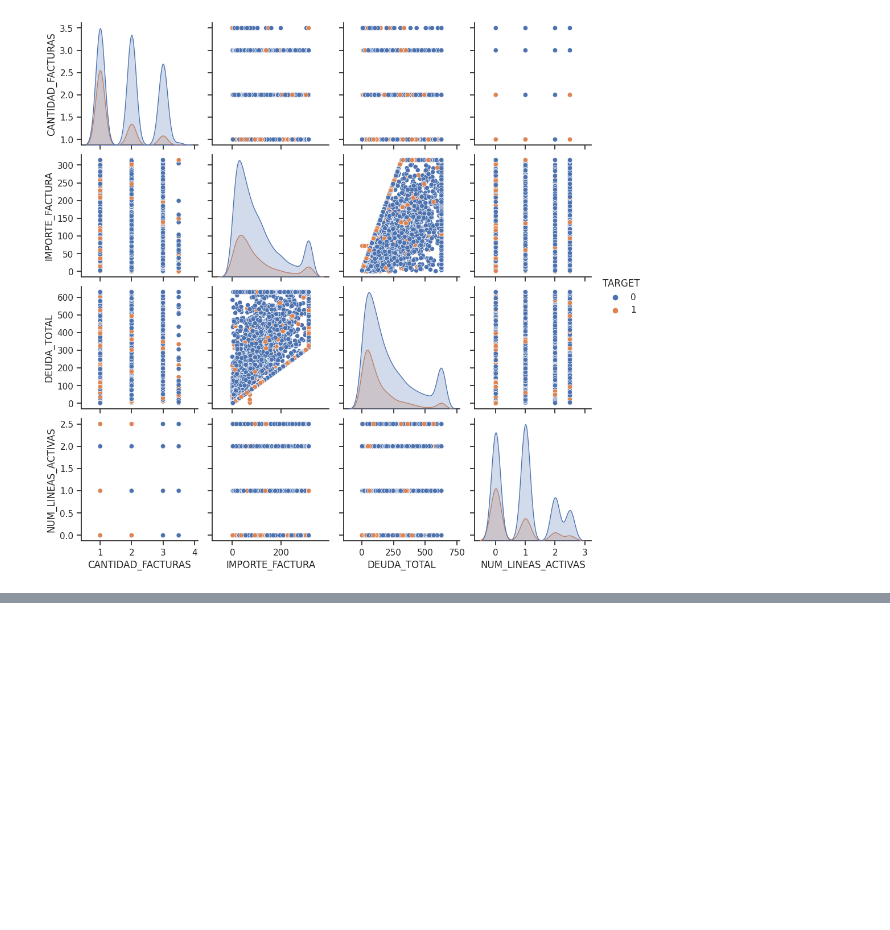
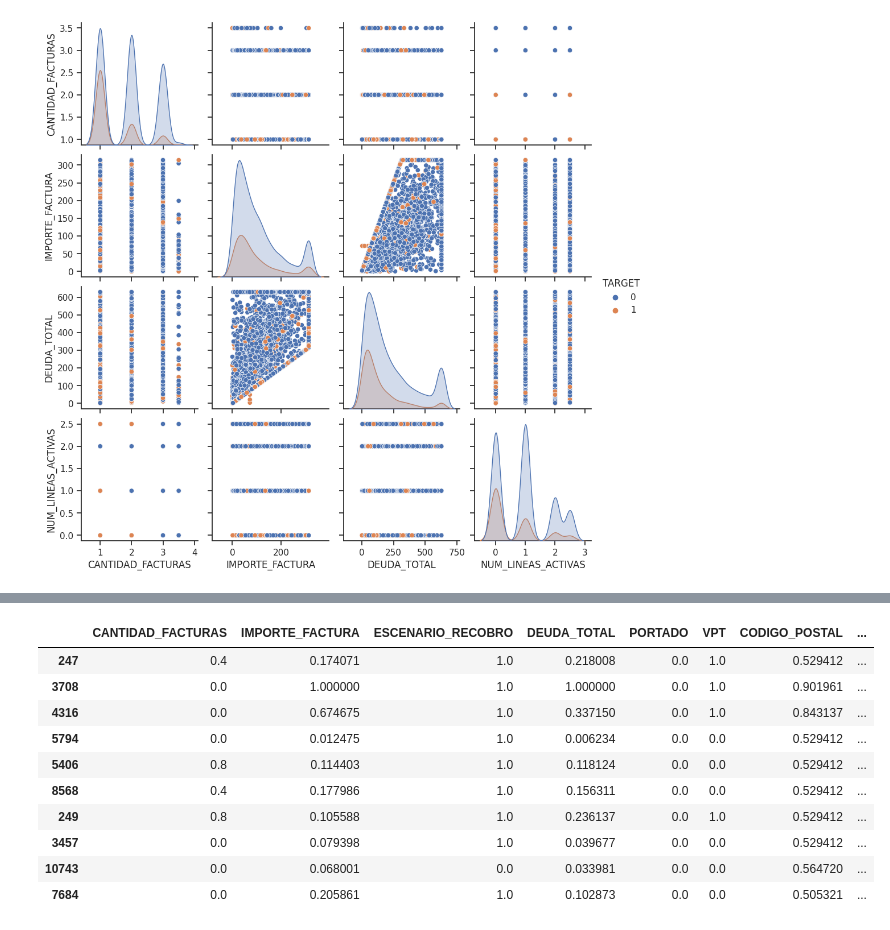
Before and after one commit to socampo737/tdsp_Victor_Santiago_M6, a Jupyter notebook: scripts/training/BaseModel.ipynb, the cells around one changed output, grey strips where cells are left out. Saved outputs shown, nothing was run; the diff lists cells and outputs as text; code cells hidden in the pictures; blank space fills up the shorter version.

```diff
--- a/scripts/training/BaseLine.ipynb
+++ b/scripts/training/BaseModel.ipynb
@@ -635,0 +666,15 @@ df4_X.sample(5)
+# %%
+# EJEMPLO DE LOS DATOS
+X_bal.sample(10)
+# %% [output]
+|  | CANTIDAD_FACTURAS | IMPORTE_FACTURA | ESCENARIO_RECOBRO | DEUDA_TOTAL | PORTADO | VPT | CODIGO_POSTAL | ... |
+| 247 | 0.4 | 0.174071 | 1.0 | 0.218008 | 0.0 | 1.0 | 0.529412 | ... |
+| 3708 | 0.0 | 1.000000 | 1.0 | 1.000000 | 0.0 | 1.0 | 0.901961 | ... |
+| 4316 | 0.0 | 0.674675 | 1.0 | 0.337150 | 0.0 | 1.0 | 0.843137 | ... |
+| 5794 | 0.0 | 0.012475 | 1.0 | 0.006234 | 0.0 | 0.0 | 0.529412 | ... |
+| 5406 | 0.8 | 0.114403 | 1.0 | 0.118124 | 0.0 | 0.0 | 0.529412 | ... |
+| 8568 | 0.4 | 0.177986 | 1.0 | 0.156311 | 0.0 | 0.0 | 0.529412 | ... |
+| 249 | 0.8 | 0.105588 | 1.0 | 0.236137 | 0.0 | 1.0 | 0.529412 | ... |
+| 3457 | 0.0 | 0.079398 | 1.0 | 0.039677 | 0.0 | 0.0 | 0.529412 | ... |
+| 10743 | 0.0 | 0.068001 | 0.0 | 0.033981 | 0.0 | 0.0 | 0.564720 | ... |
+| 7684 | 0.0 | 0.205861 | 1.0 | 0.102873 | 0.0 | 0.0 | 0.505321 | ... |
```
Also changed, not shown: parts of 28 cells of this notebook, 3 other files.
